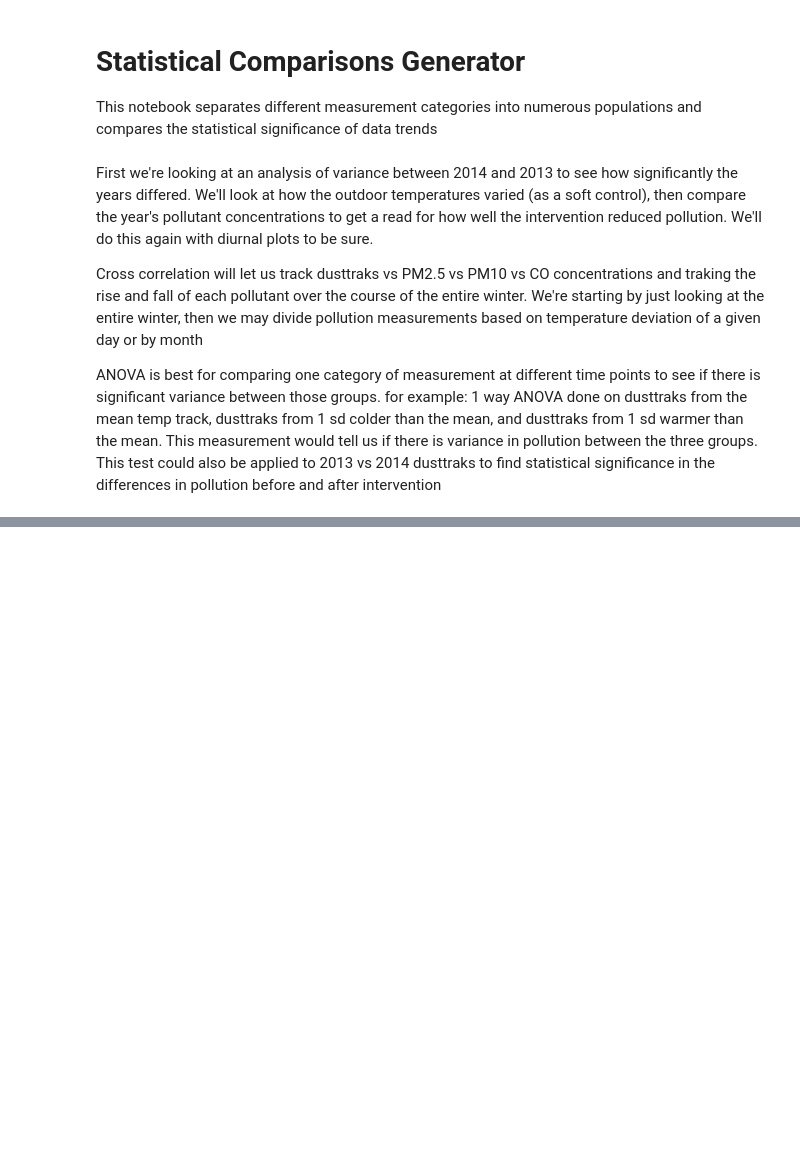
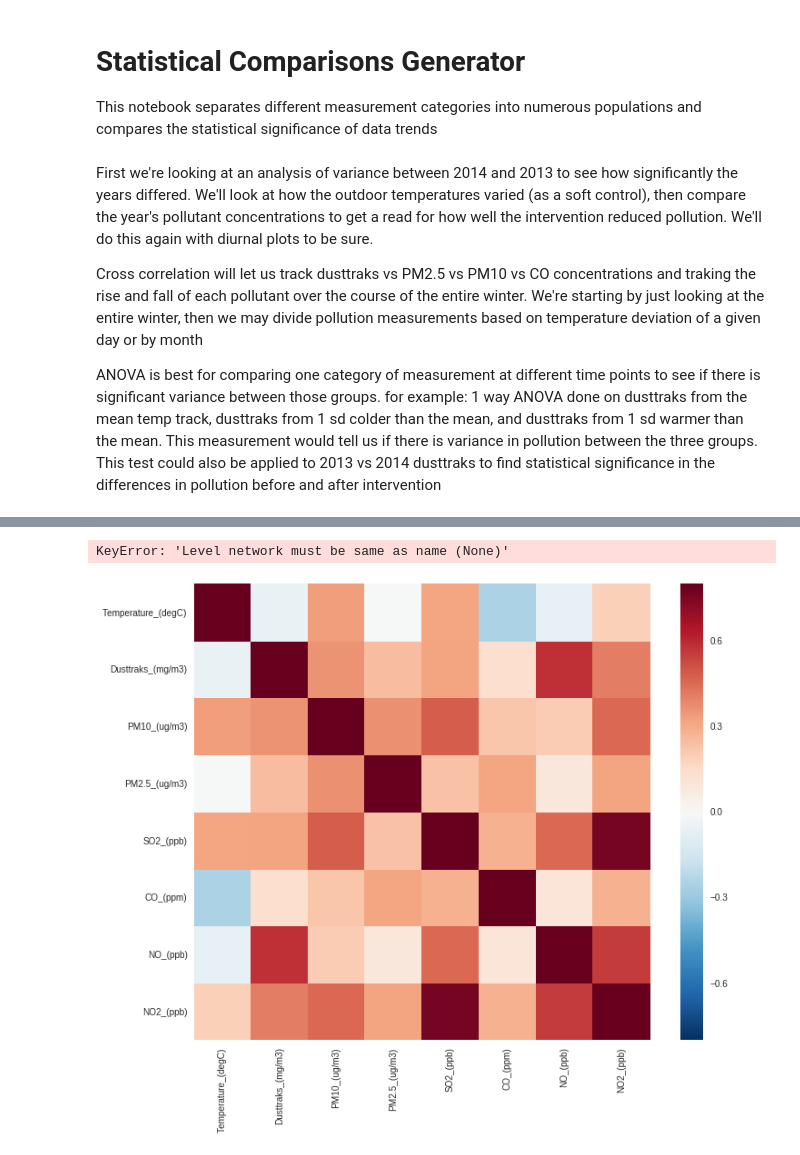
Before and after one commit to BrennaManning/DataScience2016FP, a Jupyter notebook: Stats_comparisons.ipynb, the cells around one changed output, grey strips where cells are left out. Drawn from its saved outputs; the diff is of its cells as text; code cells hidden in the pictures; blank space fills up the shorter version.

```diff
--- a/Stats_comparisons.ipynb
+++ b/Stats_comparisons.ipynb
@@ -56,9 +55,18 @@ def daysSinceStart(df):
     df['DayCount'] = pd.Series(runningDays, index = df.index)
     return df
 
-#Daily Average Temp
+#Daily Average Outdoor Temp
 def compute_avg_temp(df):
     df['DailyAverageTemp'] = df['Temperature_(degC)'].mean()
+    return df
+
+#each minute's avg indoor temp
+def compute_avg_val(df):
+    df['AvgHouse'] = (df['H01-K-E'].mean()+ df['H02-K-N'].mean() + df['H03-K-S'].mean()+ df['H04-K-S'].mean()
+                      + df['H05-K-N'].mean()+df['H06-K-N'].mean() + df['H10-K-N'].mean()
+                      +df['H11-K-X'].mean()+ df['H12-K-N'].mean() + df['H15-K-S'].mean() +df['H17-K-N'].mean()
+                      + df['H18-K-S'].mean() + df['H20-K-S'].mean()
+                      )/13
     return df
 
 def preprocess(df):
@@ -70,6 +78,7 @@ def preprocess(df):
     res['Day'] = datetimes.apply(lambda dt: dt.day)
     res['Month'] = datetimes.apply(lambda dt: dt.month)
     res['Year'] = datetimes.apply(lambda dt: dt.year)
+    res = compute_avg_val(res)
     return res
 # %%
 df2013 = preprocess(df2013)
@@ -125,11 +131,0 @@ df2013.head()
-# %%
-def normalize(df, headers):
-    normdf = df[headers]
-    for h in headers:
-        means = pd.rolling_mean(normdf[h],3)
-        print means
-        normdf.loc[:,h] = normdf[h].fillna(means)
-    df_norm = (normdf-normdf.mean())/(normdf.max() - normdf.min())
-    return df_norm
-
-dfnorm13 = normalize(df2013, ['Temperature_(degC)', 'Dusttraks_(mg/m3)'])
@@ -153,0 +177,4 @@ Name: Dusttraks_(mg/m3), dtype: float64
+# %%
+
+speardf = dfnorm13.corr(method = 'spearman')
+print speardf.head()
@@ -171,0 +221,19 @@ array([[ nan,  nan],
+# %%
+corrmat = speardf
+
+# Set up the matplotlib figure
+f, ax = plt.subplots(figsize=(12, 9))
+
+# Draw the heatmap using seaborn
+sns.heatmap(corrmat, vmax=.8, square=True)
+
+# Use matplotlib directly to emphasize known networks
+networks = corrmat.columns.get_level_values("network")
+for i, network in enumerate(networks):
+    if i and network != networks[i - 1]:
+        ax.axhline(len(networks) - i, c="w")
+        ax.axvline(i, c="w")
+f.tight_layout()
+# %% [output]
+KeyError: 'Level network must be same as name (None)'
+[figure, added]
```
Also changed, not shown: parts of 15 cells of this notebook, 4 other files.
